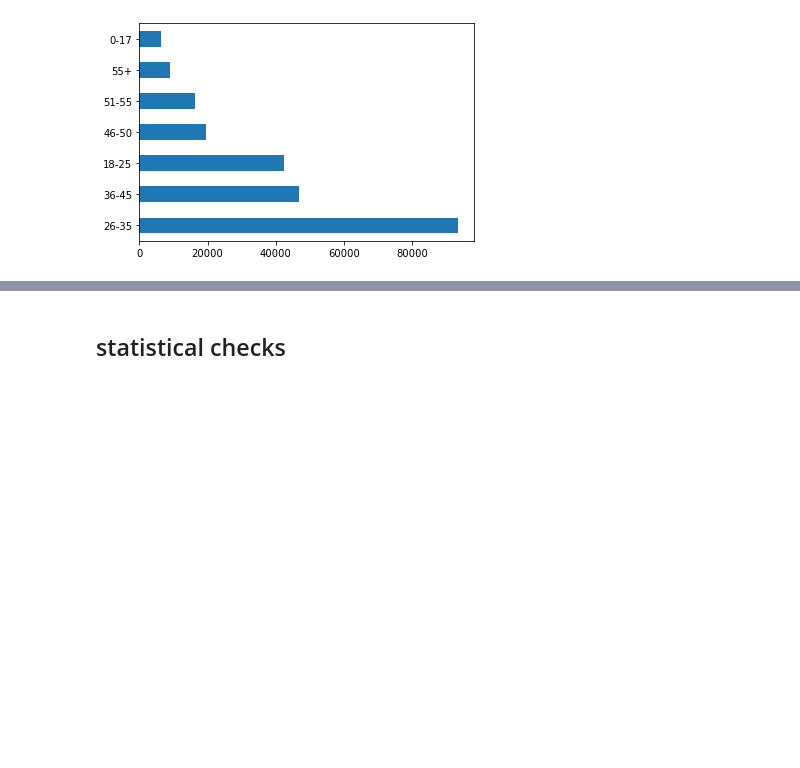
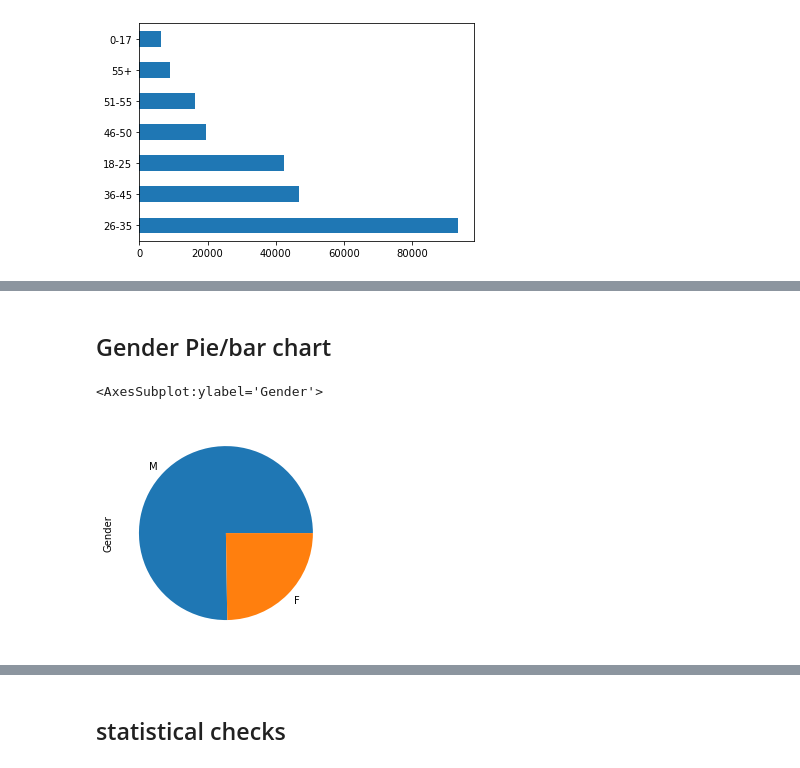
Before and after one commit to JasonDanielHanf/Data-engineering-startup, a Jupyter notebook: DataTester.ipynb, the cells around one changed output, grey strips where cells are left out. Cells and saved outputs as stored; diff of their text form; code cells hidden in the pictures; blank space fills up the shorter version.

```diff
--- a/DataTester.ipynb
+++ b/DataTester.ipynb
@@ -100,0 +81,7 @@ ProfileReport(data)
+# %% [markdown]
+## Gender Pie/bar chart
+# %%
+data['Gender'].value_counts().plot.pie()
+# %% [output]
+<AxesSubplot:ylabel='Gender'>
+[figure, added]
```
Also changed, not shown: parts of 8 cells of this notebook.
